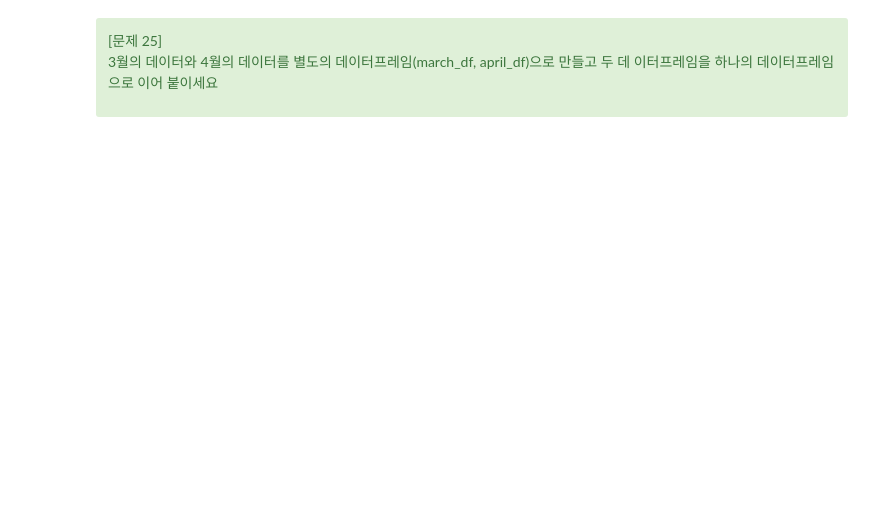
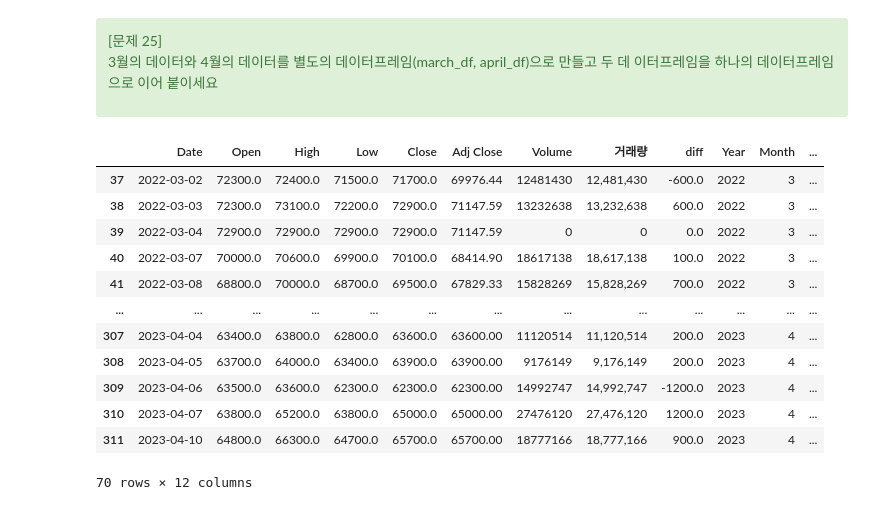
Before and after one commit to imkyoungbin/230328, a Jupyter notebook: 3장/03_03_실습_삼성전자주가데이터_임경빈.ipynb, the cells around one changed output. Drawn from its saved outputs; the diff is of its cells as text; code cells hidden in the pictures; blank space fills up the shorter version.

```diff
--- a/3장/03_03_실습_삼성전자주가데이터_임경빈.ipynb
+++ b/3장/03_03_실습_삼성전자주가데이터_임경빈.ipynb
@@ -220,3 +423,6 @@ memory usage: 19.9+ KB
 
  'diff’ 컬럼을 생성하고, 종가(‘Close’)와 시가(‘Open’)의 차이를 계산하여 채워주세요
 </div>
+# %%
+df['diff'] = df['Close'] - df['Open']
+df.head()
@@ -226,3 +439,9 @@ memory usage: 19.9+ KB
 
  ‘Date’ 필드에 저장된 값을 파싱하여 ‘Year’, ‘Month’, ‘Day’ 필드에 저장하세요
 </div>
+# %%
+df['Year'] = [date.year for date in df['Date']]
+df['Month'] = [date.month for date in df['Date']]
+df['Day'] = [date.day for date in df['Date']]
+
+df.head(3)
@@ -232,3 +456,7 @@ memory usage: 19.9+ KB
 
 수정된 종가('Adj Close') 데이터를 소수점 둘째자리까지 표시하세요
 </div>
+# %%
+format = lambda x: '%.2f'% x
+df['Adj Close'] = df['Adj Close'].apply(format)
+df.head(3)
@@ -238,3 +468,8 @@ memory usage: 19.9+ KB
 
 거래량 필드를 생성하고 , 가 들어가도록 변경하기(예: 16949183.0 -> 16,949,183)
 </div>
+# %%
+format1 = lambda x: '{:,}'.format(x)
+df['거래량'] = df['Volume'].apply(format1)
+
+df.head(3)
@@ -257,3 +530,24 @@ memory usage: 19.9+ KB
 3월의 데이터와 4월의 데이터를 별도의 데이터프레임(march_df, april_df)으로 만들고 두 데
 이터프레임을 하나의 데이터프레임으로 이어 붙이세요
 </div>
+# %%
+
+march_df = df[df['Month'] == 3]
+
+april_df = df[df['Month'] == 4]
+
+pd.concat([march_df, april_df])
+# %% [output]
+|  | Date | Open | High | Low | Close | Adj Close | Volume | 거래량 | diff | Year | Month | ... |
+| 37 | 2022-03-02 | 72300.0 | 72400.0 | 71500.0 | 71700.0 | 69976.44 | 12481430 | 12,481,430 | -600.0 | 2022 | 3 | ... |
+| 38 | 2022-03-03 | 72300.0 | 73100.0 | 72200.0 | 72900.0 | 71147.59 | 13232638 | 13,232,638 | 600.0 | 2022 | 3 | ... |
+| 39 | 2022-03-04 | 72900.0 | 72900.0 | 72900.0 | 72900.0 | 71147.59 | 0 | 0 | 0.0 | 2022 | 3 | ... |
+| 40 | 2022-03-07 | 70000.0 | 70600.0 | 69900.0 | 70100.0 | 68414.90 | 18617138 | 18,617,138 | 100.0 | 2022 | 3 | ... |
+| 41 | 2022-03-08 | 68800.0 | 70000.0 | 68700.0 | 69500.0 | 67829.33 | 15828269 | 15,828,269 | 700.0 | 2022 | 3 | ... |
+| ... | ... | ... | ... | ... | ... | ... | ... | ... | ... | ... | ... | ... |
+| 307 | 2023-04-04 | 63400.0 | 63800.0 | 62800.0 | 63600.0 | 63600.00 | 11120514 | 11,120,514 | 200.0 | 2023 | 4 | ... |
+| 308 | 2023-04-05 | 63700.0 | 64000.0 | 63400.0 | 63900.0 | 63900.00 | 9176149 | 9,176,149 | 200.0 | 2023 | 4 | ... |
+| 309 | 2023-04-06 | 63500.0 | 63600.0 | 62300.0 | 62300.0 | 62300.00 | 14992747 | 14,992,747 | -1200.0 | 2023 | 4 | ... |
+| 310 | 2023-04-07 | 63800.0 | 65200.0 | 63800.0 | 65000.0 | 65000.00 | 27476120 | 27,476,120 | 1200.0 | 2023 | 4 | ... |
+| 311 | 2023-04-10 | 64800.0 | 66300.0 | 64700.0 | 65700.0 | 65700.00 | 18777166 | 18,777,166 | 900.0 | 2023 | 4 | ... |
+70 rows × 12 columns
```
Also changed, not shown: parts of 29 cells of this notebook.
